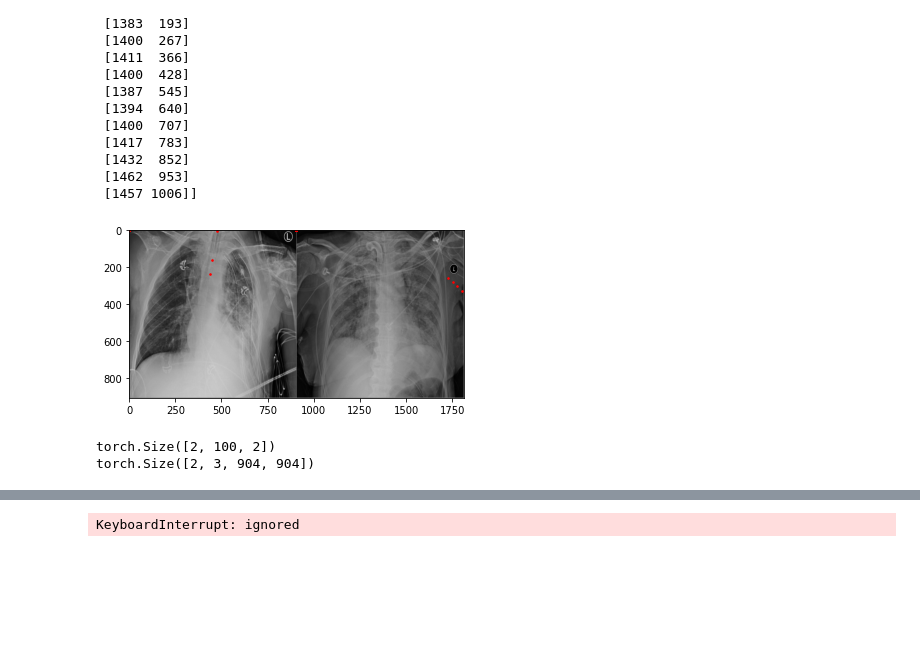
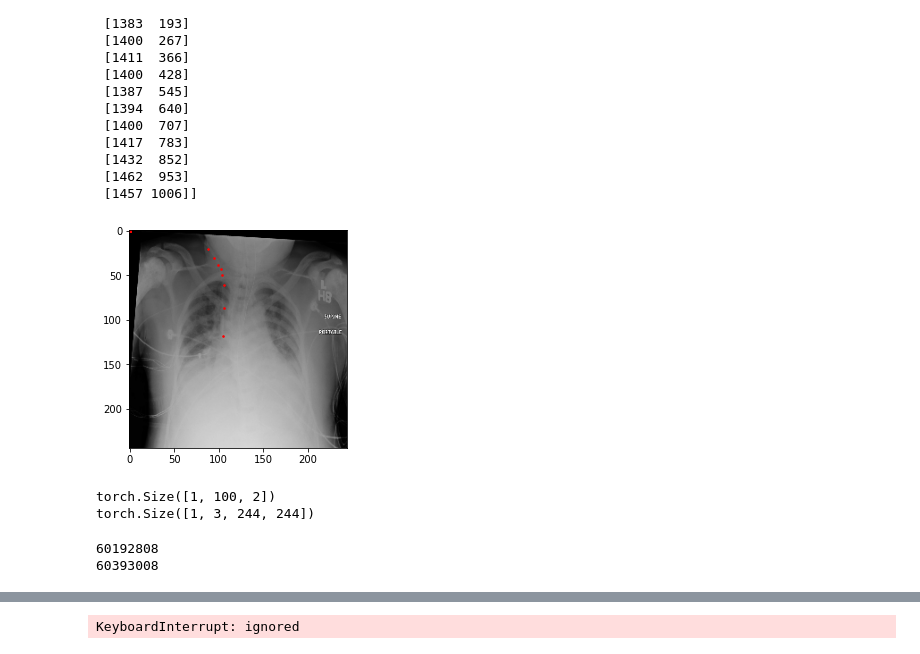
Before and after one commit to alirezash97/Machine-Learning-Course, a Jupyter notebook: Final_Project/Annotations.ipynb, the cells around one changed output, grey strips where cells are left out. Cells and saved outputs as stored; diff of their text form; code cells hidden in the pictures; blank space fills up the shorter version.

```diff
--- a/Final_Project/Annotations.ipynb
+++ b/Final_Project/Annotations.ipynb
@@ -41,10 +41,13 @@ def str2array(s):
 import numpy as np
 
 
-number_of_samples = 5000
+msk = np.random.rand(len(annotations)) < 0.3
+train_samples = annotations[msk]
+validation_samples = annotations[~msk]
+
+
+
 sample = annotations.iloc[1, :]
-img_name = annotations.iloc[:, 0]
-img_name = img_name.sample(number_of_samples, axis=0)
 landmarks = sample['data']
 print(landmarks)
 landmarks = np.array(str2array(landmarks))
@@ -170,7 +173,7 @@ import torch
 import torchvision
 import os
 
-batch_size = 4
+batch_size = 1
 mean = np.array([0.4823, 0.4823, 0.4823])
 std = np.array([0.191473164, 0.191473164, 0.191473164])
 
@@ -183,39 +186,49 @@ transform = transforms.Compose([transforms.ToTensor(),
 
 
 trainset = RANZCRDataset(csv_file='/content/trainset/annotations/train_annotations.csv',
-                                    root_dir='/content/trainset/data/1', transform=transform, images_name=annotations)
+                                    root_dir='/content/trainset/data/1', transform=transform, images_name=train_samples)
 
 
-loader = torch.utils.data.DataLoader(trainset,
+train_loader = torch.utils.data.DataLoader(trainset,
                          batch_size=batch_size,
                          num_workers=0,
                          shuffle=True)
+
+
+validation_set = RANZCRDataset(csv_file='/content/trainset/annotations/train_annotations.csv',
+                                    root_dir='/content/trainset/data/1', transform=transform, images_name=validation_samples)
+
+
+validation_loader = torch.utils.data.DataLoader(trainset,
+                         batch_size=batch_size,
+                         num_workers=0,
+                         shuffle=True)
 # %%
 import matplotlib.pyplot as plt
 
 
 def imshow(img, landmarks):
     npimg = img.numpy()
     npimg = ((npimg * std[0]) + mean[0]) # unnormalize
     plt.imshow((np.transpose(npimg, (1, 2, 0)) * 255).astype(np.uint8))
     for i in range(landmarks.shape[0]):
-      landmarks[i, :, 0] = landmarks[i, :, 0] + (904*i)
+      landmarks[i, :, 0] = landmarks[i, :, 0] + (centerCrop_value*i)
     plt.scatter(landmarks[:, :, 0], landmarks[:, :, 1], s=10, marker='.', c='r')
     plt.pause(0.001)  # pause a bit so that plots are updated
     plt.show()
 
 
 # get some random training images
-dataiter = iter(loader)
+dataiter = iter(train_loader)
 sample = dataiter.next()
 
 imshow(torchvision.utils.make_grid(sample['image']), sample['label'])
 print(sample['label'].shape)
 print(sample['image'].shape)
 # %% [output]
-[figure, old version]
+[figure, new version]
-torch.Size([2, 100, 2])
-torch.Size([2, 3, 904, 904])
+torch.Size([1, 100, 2])
+torch.Size([1, 3, 244, 244])
 # %%
 # class Network(nn.Module):
 
@@ -266 +276,9 @@ optimizer = optim.Adam(Network.parameters(), lr=0.0001)
+# %%
+def count_parameters(model):
+    return sum(p.numel() for p in model.parameters() if p.requires_grad)
+print(count_parameters(model))
+print(count_parameters(Network))
+# %% [output]
+60192808
+60393008
 # %%
```
Also changed, not shown: parts of 3 cells of this notebook.
